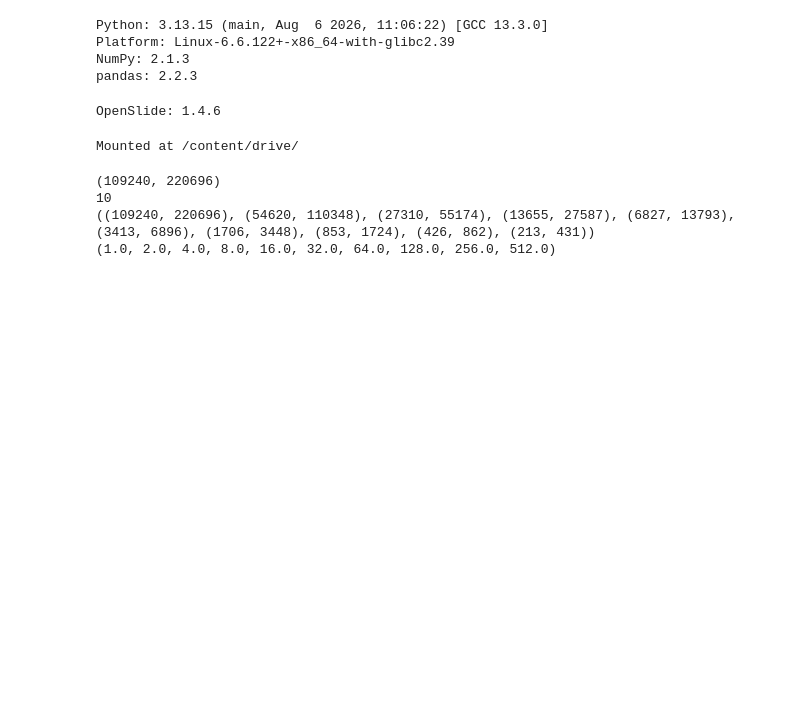
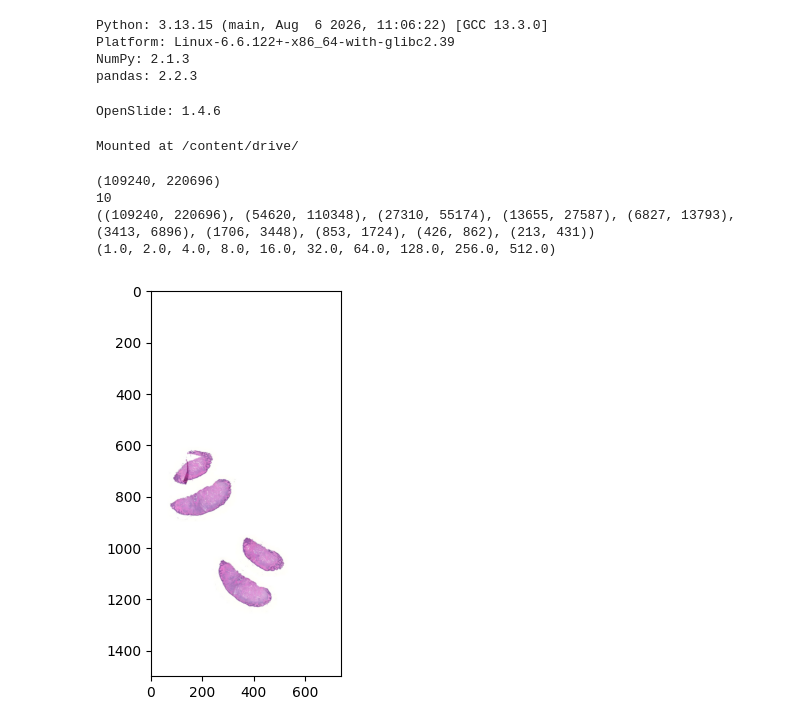
Before and after one commit to PierreCr/Digital-Pathology, a Jupyter notebook: Mini_project_in_computational_pathology.ipynb, the cells around one changed output. Drawn from its saved outputs; the diff is of its cells as text; code cells hidden in the pictures; blank space fills up the shorter version.

```diff
--- a/Mini_project_in_computational_pathology.ipynb
+++ b/Mini_project_in_computational_pathology.ipynb
@@ -93,0 +92,22 @@ for key, value in slide.properties.items():
+# %%
+#6. Make your first thumbnail.
+thumbnail = slide.get_thumbnail((1500, 1500))
+
+import matplotlib.pyplot as plt
+plt.figure(figsize=(5, 5))
+plt.imshow(thumbnail)
+plt.axis("on");
+#thumbnail.save("thumbnail.png")
+
+
+# --
+#Q10. Does the thumbnail preserve the full-resolution image?
+#A10. It doesn't, the resolution is reduced to the dimensions indicated in get_thumbnail function (a,b).
+
+#Q11. Why is it useful for tissue detection?
+#A11. Tissue detection can be faster and outlines the tissue contours (mostly based on tissue contrast compared to the white background). No need for tissue details.
+
+#Q12. What information is lost?
+#A12. Tissue details are lost due to lowest resolution.
+# %% [output]
+[figure, added]
```
Also changed, not shown: parts of 1 cell of this notebook.
